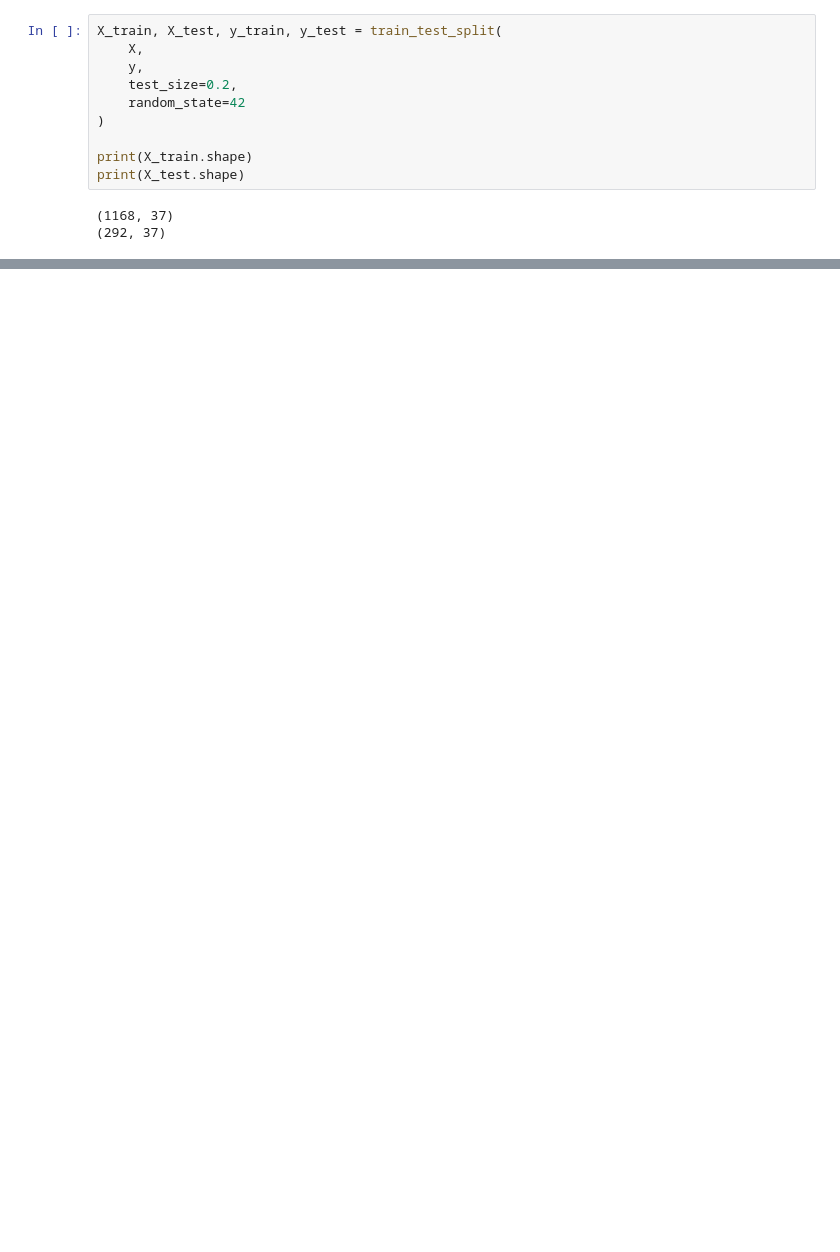
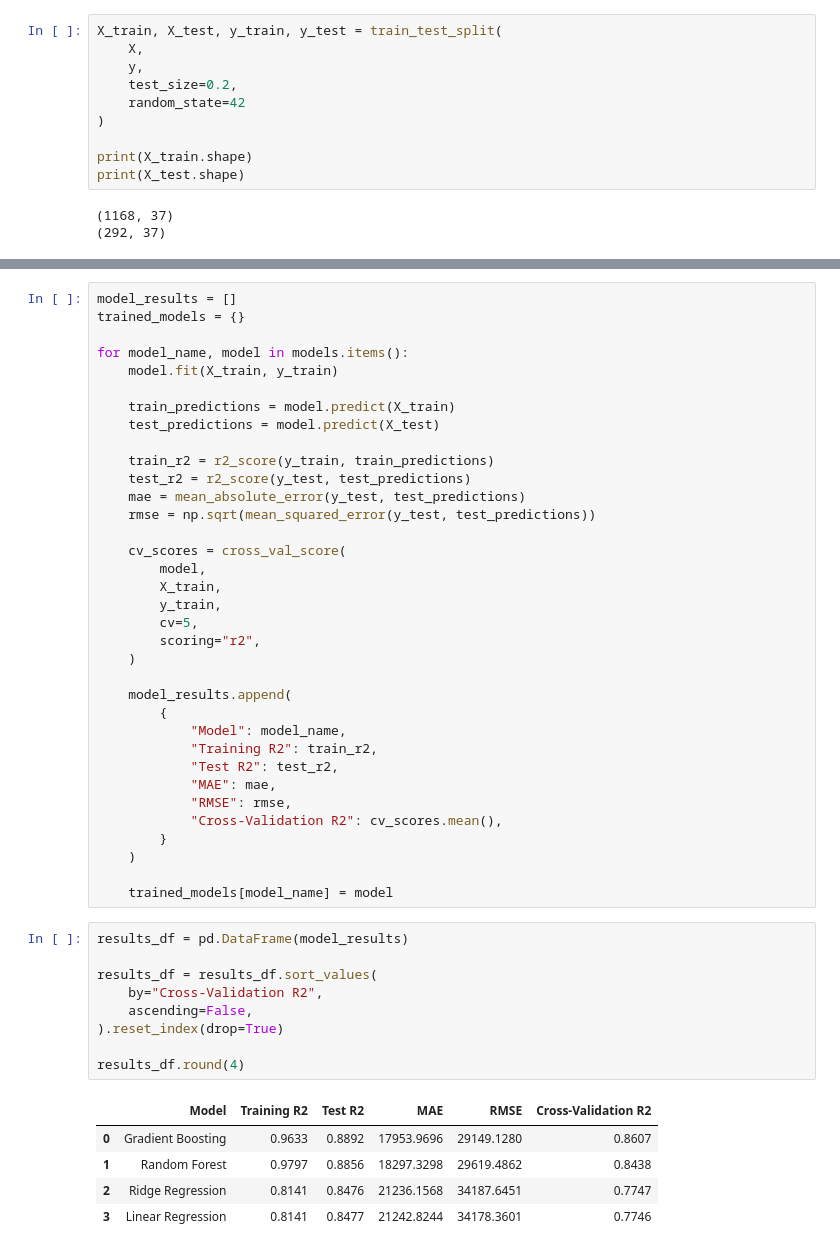
Before and after one commit to liepinaievaa-maker/heritage-housing-analysis, a Jupyter notebook: jupyter_notebooks/05_Modeling_And_Evaluation.ipynb, the cells around one changed output, grey strips where cells are left out. Saved outputs shown, nothing was run; the diff lists cells and outputs as text; blank space fills up the shorter version.

```diff
--- a/jupyter_notebooks/05_Modeling_And_Evaluation.ipynb
+++ b/jupyter_notebooks/05_Modeling_And_Evaluation.ipynb
@@ -129,0 +164,50 @@ Test R² Score: 0.8477
+# %%
+model_results = []
+trained_models = {}
+
+for model_name, model in models.items():
+    model.fit(X_train, y_train)
+
+    train_predictions = model.predict(X_train)
+    test_predictions = model.predict(X_test)
+
+    train_r2 = r2_score(y_train, train_predictions)
+    test_r2 = r2_score(y_test, test_predictions)
+    mae = mean_absolute_error(y_test, test_predictions)
+    rmse = np.sqrt(mean_squared_error(y_test, test_predictions))
+
+    cv_scores = cross_val_score(
+        model,
+        X_train,
+        y_train,
+        cv=5,
+        scoring="r2",
+    )
+
+    model_results.append(
+        {
+            "Model": model_name,
+            "Training R2": train_r2,
+            "Test R2": test_r2,
+            "MAE": mae,
+            "RMSE": rmse,
+            "Cross-Validation R2": cv_scores.mean(),
+        }
+    )
+
+    trained_models[model_name] = model
+# %%
+results_df = pd.DataFrame(model_results)
+
+results_df = results_df.sort_values(
+    by="Cross-Validation R2",
+    ascending=False,
+).reset_index(drop=True)
+
+results_df.round(4)
+# %% [output]
+|  | Model | Training R2 | Test R2 | MAE | RMSE | Cross-Validation R2 |
+| 0 | Gradient Boosting | 0.9633 | 0.8892 | 17953.9696 | 29149.1280 | 0.8607 |
+| 1 | Random Forest | 0.9797 | 0.8856 | 18297.3298 | 29619.4862 | 0.8438 |
+| 2 | Ridge Regression | 0.8141 | 0.8476 | 21236.1568 | 34187.6451 | 0.7747 |
+| 3 | Linear Regression | 0.8141 | 0.8477 | 21242.8244 | 34178.3601 | 0.7746 |
```
Also changed, not shown: parts of 43 cells of this notebook, 5 other files.
